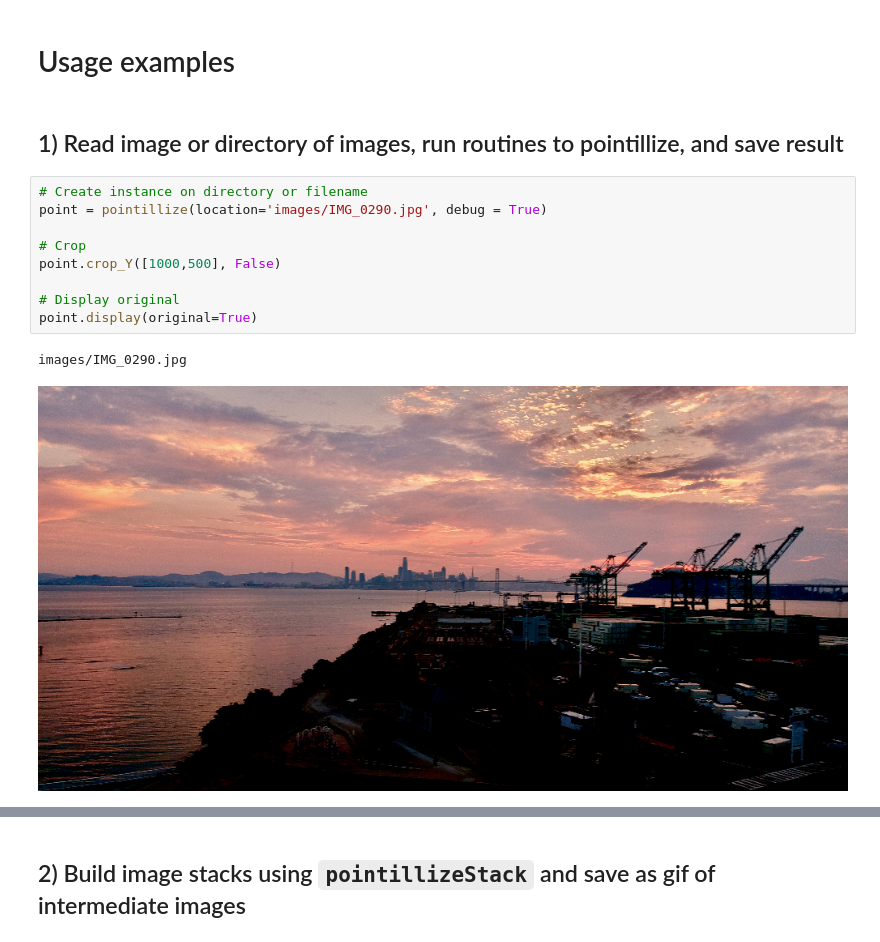
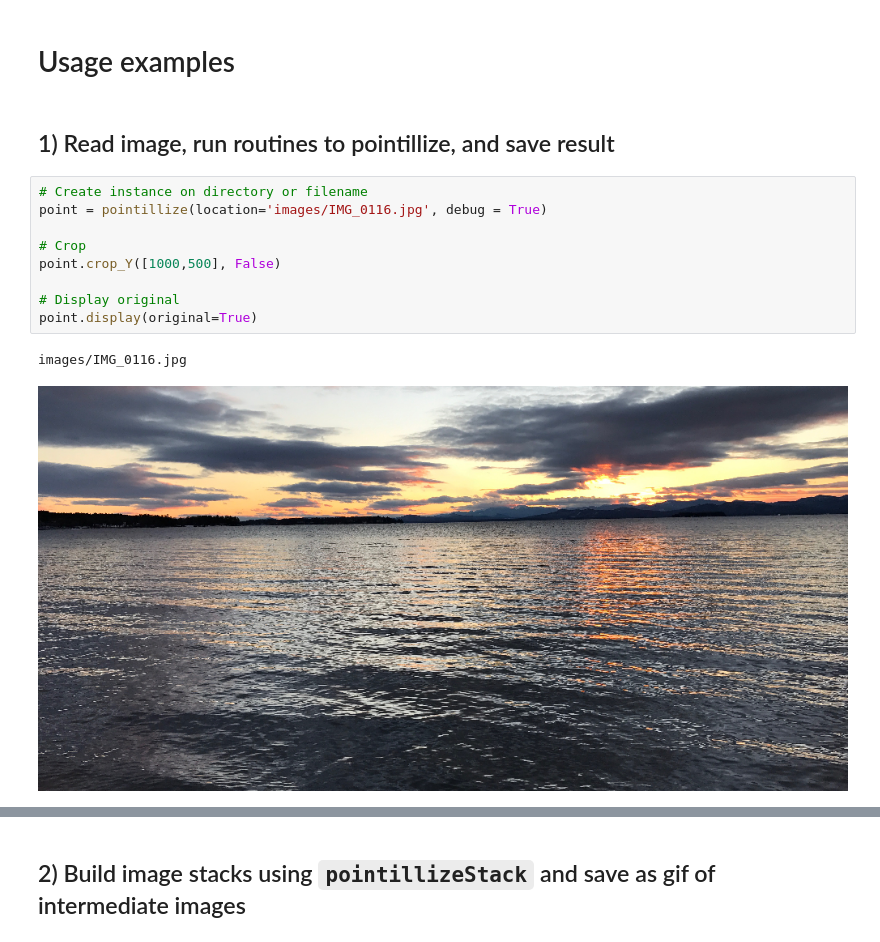
Before and after one commit to tsennott/pointillism, a Jupyter notebook: Pointillism Example Usage.ipynb, the cells around one changed output, grey strips where cells are left out. Cells and saved outputs as stored; diff of their text form.

```diff
--- a/Pointillism Example Usage.ipynb
+++ b/Pointillism Example Usage.ipynb
@@ -20,18 +20,18 @@ from pointillism import pointillize, pointillizeStack, pointillizePile
 # %% [markdown]
 # Usage examples
 # %% [markdown]
-## 1) Read image or directory of images, run routines to pointillize, and save result
+## 1) Read image, run routines to pointillize, and save result
 # %%
 # Create instance on directory or filename
-point = pointillize(location='images/IMG_0290.jpg', debug = True)
+point = pointillize(location='images/IMG_0116.jpg', debug = True)
 
 # Crop
 point.crop_Y([1000,500], False)
 
 # Display original
 point.display(original=True)
 # %% [output]
-images/IMG_0290.jpg
+images/IMG_0116.jpg
-[figure, old version]
+[figure, new version]
 # %%
 # Plot rectangular grid of overlapping circles to fill canvas
```
Also changed, not shown: parts of 32 cells of this notebook, 4 other files.
